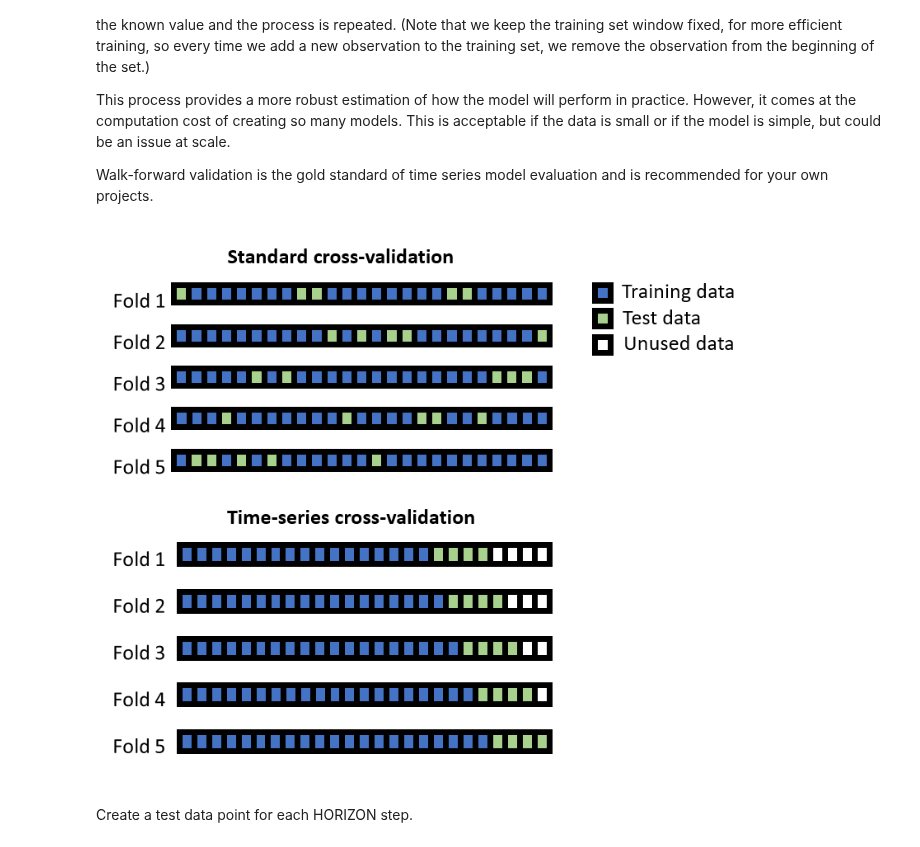
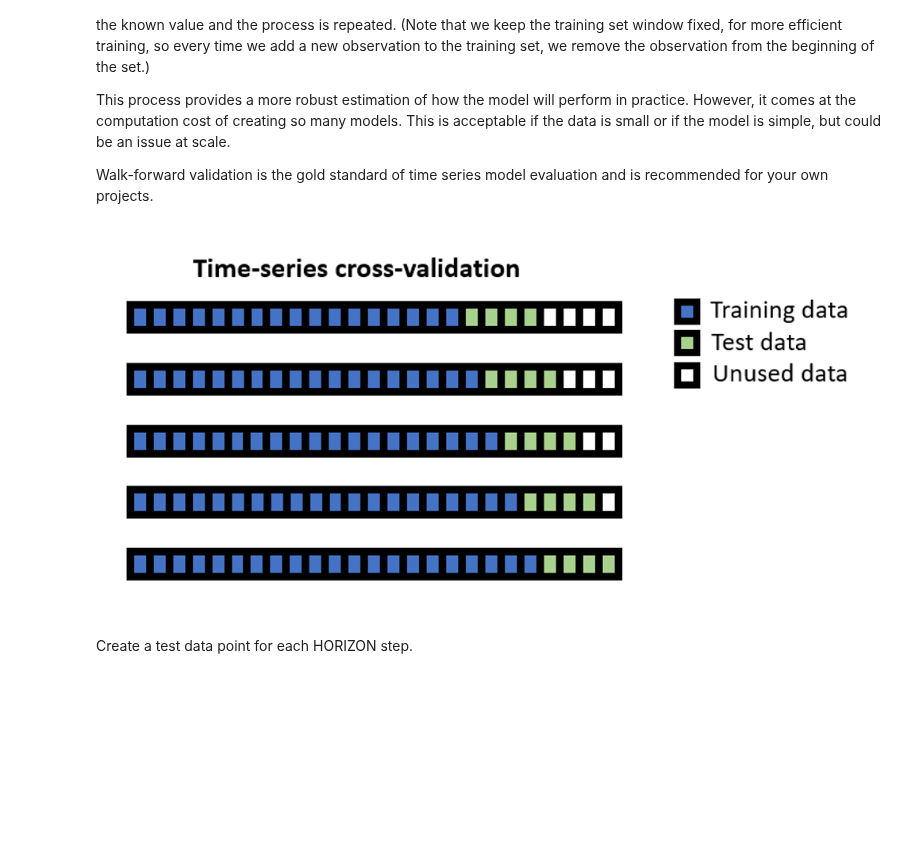
Before and after one commit to Azure/DeepLearningForTimeSeriesForecasting, a Jupyter notebook: 1_time_series_arima.ipynb, the cells around one changed output. Cells and saved outputs as stored; diff of their text form; code cells hidden in the pictures; blank space fills up the shorter version.

```diff
--- a/1_time_series_arima.ipynb
+++ b/1_time_series_arima.ipynb
@@ -196,9 +196,9 @@ This process provides a more robust estimation of how the model will perform in
 
 Walk-forward validation is the gold standard of time series model evaluation and is recommended for your own projects.
 # %%
-Image('./images/ts_cross_validation.PNG')
+Image('./images/ts_cross_validation.png')
 # %% [output]
-[figure, old version]
+[figure, new version]
 # %% [markdown]
 Create a test data point for each HORIZON step.
 # %%
```
Also changed, not shown: parts of 3 cells of this notebook, 2 other files.
